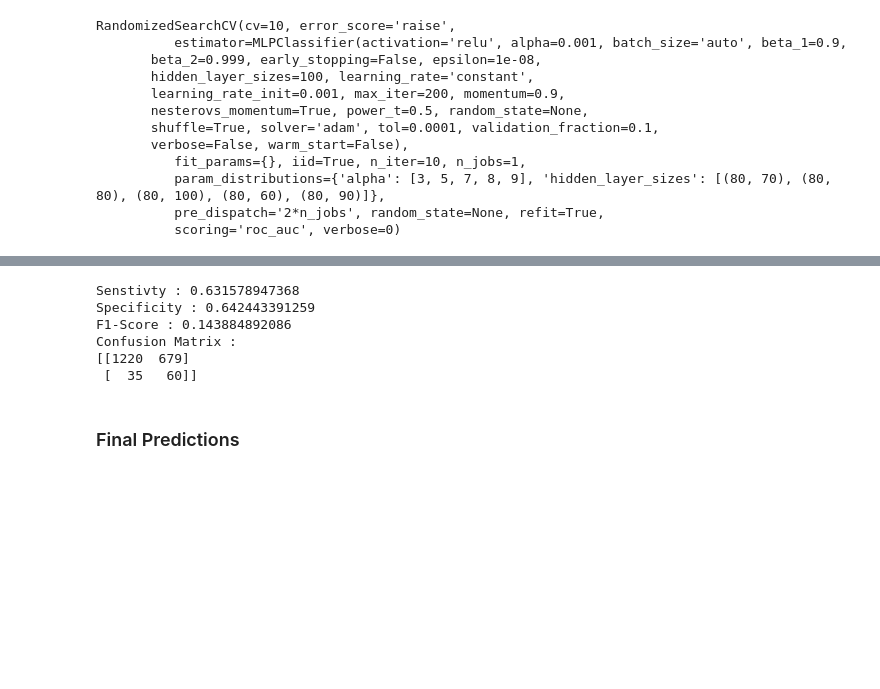
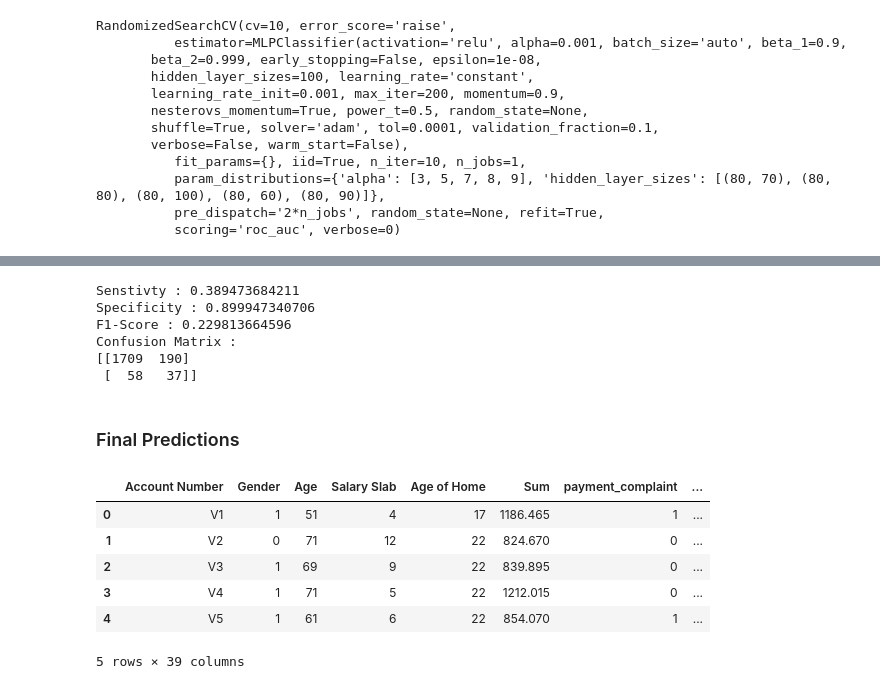
Before and after one commit to Shivam06/EXL-EQ-2017, a Jupyter notebook: Modelling.ipynb, the cells around one changed output, grey strips where cells are left out. Cells and saved outputs as stored; diff of their text form; code cells hidden in the pictures; blank space fills up the shorter version.

```diff
--- a/Modelling.ipynb
+++ b/Modelling.ipynb
@@ -547,11 +608,22 @@ plt.grid(True)
 # %%
-evaluate_score(0.056,ypred_prob)
+evaluate_score(0.07,ypred_prob_nn)
 # %% [output]
-Senstivty : 0.631578947368
-Specificity : 0.642443391259
-F1-Score : 0.143884892086
+Senstivty : 0.389473684211
+Specificity : 0.899947340706
+F1-Score : 0.229813664596
 Confusion Matrix :
-[[1220  679]
- [  35   60]]
+[[1709  190]
+ [  58   37]]
 # %% [markdown]
 ### Final Predictions
+# %%
+df_validation_data = pd.read_csv(r"C:\Users\SHIVAM MAHAJAN\Desktop\Github\EXL data\df_validation_data.csv")
+df_validation_data.head()
+# %% [output]
+|  | Account Number | Gender | Age | Salary Slab | Age of Home | Sum | payment_complaint | ... |
+| 0 | V1 | 1 | 51 | 4 | 17 | 1186.465 | 1 | ... |
+| 1 | V2 | 0 | 71 | 12 | 22 | 824.670 | 0 | ... |
+| 2 | V3 | 1 | 69 | 9 | 22 | 839.895 | 0 | ... |
+| 3 | V4 | 1 | 71 | 5 | 22 | 1212.015 | 0 | ... |
+| 4 | V5 | 1 | 61 | 6 | 22 | 854.070 | 1 | ... |
+5 rows × 39 columns
```
Also changed, not shown: parts of 55 cells of this notebook, 1 other file.
